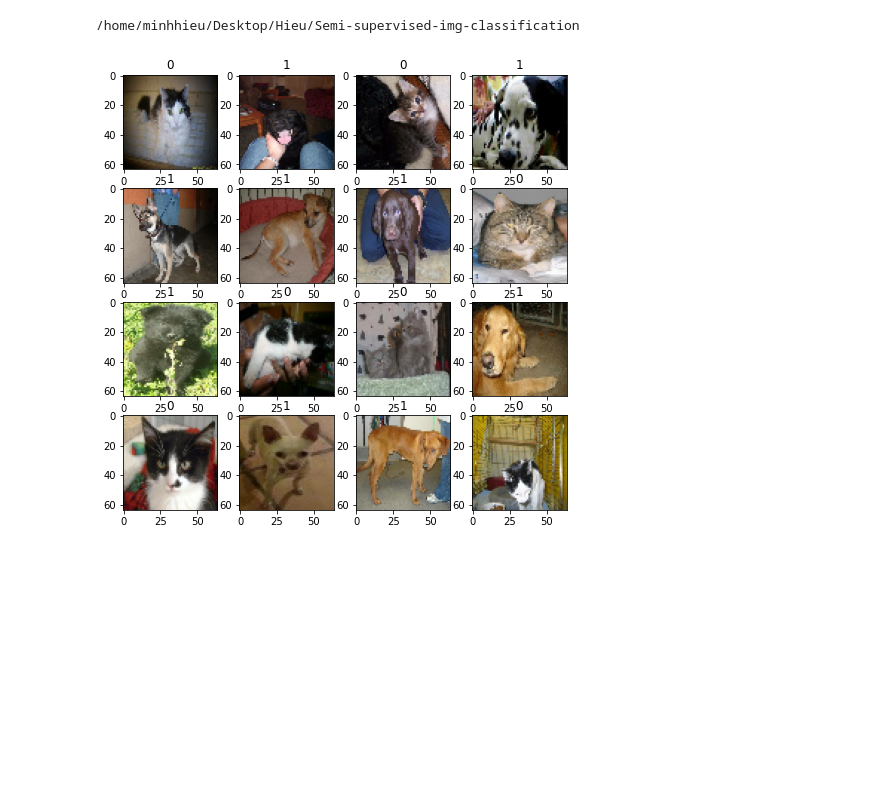
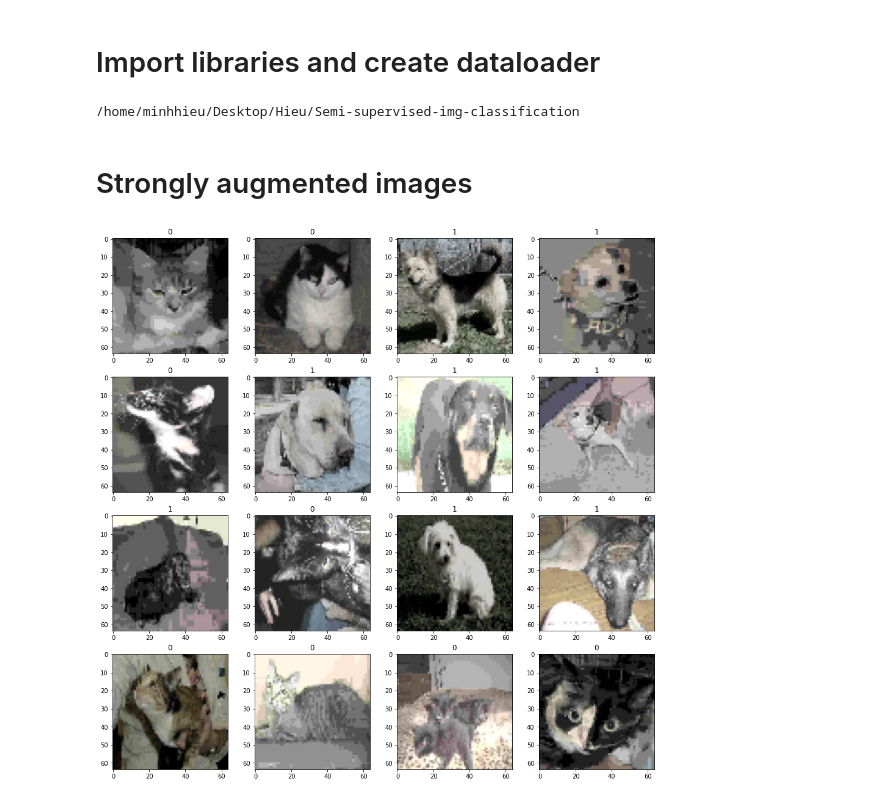
Before and after one commit to hieubkvn123/Semi-supervised-img-classification, a Jupyter notebook: notebooks/DataLoaderTest.ipynb, the cells around one changed output. Drawn from its saved outputs; the diff is of its cells as text; code cells hidden in the pictures; blank space fills up the shorter version.

Commit message:
Added augmentation to dataloader

```diff
--- a/notebooks/DataLoaderTest.ipynb
+++ b/notebooks/DataLoaderTest.ipynb
@@ -1,3 +1,5 @@
+# %% [markdown]
+# Import libraries and create dataloader
 # %%
 %cd /home/minhhieu/Desktop/Hieu/Semi-supervised-img-classification
 import glob
@@ -5,23 +7,26 @@ import numpy as np
 import matplotlib.pyplot as plt
 from dataloader import DataLoader
 
-loader = DataLoader("data/dogs-vs-cats/train", one_hot=True, labels_as_subdir=True, batch_size=16)
+loader = DataLoader("data/dogs-vs-cats/train", one_hot=True, augment=True, labels_as_subdir=True, batch_size=16)
 # %% [output]
 /home/minhhieu/Desktop/Hieu/Semi-supervised-img-classification
+# %% [markdown]
+# Strongly augmented images
 # %%
 dataset = loader.get_train_dataset()
-X, Y = next(iter(dataset))
+X,X_, Y = next(iter(dataset))
 X = ((X + 1) * 127.5).numpy().astype(np.uint8)
+X_ = ((X_+ 1) * 127.5).numpy().astype(np.uint8)
+
 Y = np.argmax(Y.numpy(), axis=1)
-
 fig, ax = plt.subplots(4, 4, figsize=(16, 16))
 for i in range(16):
     row = i // 4
     col = i %  4
 
-    ax[row][col].imshow(X[i])
+    ax[row][col].imshow(X_[i])
     ax[row][col].set_title(Y[i])
 
 plt.show()
 # %% [output]
-[figure, old version]
+[figure, new version]
```
Also changed, not shown: parts of 2 cells of this notebook, 3 other files.
